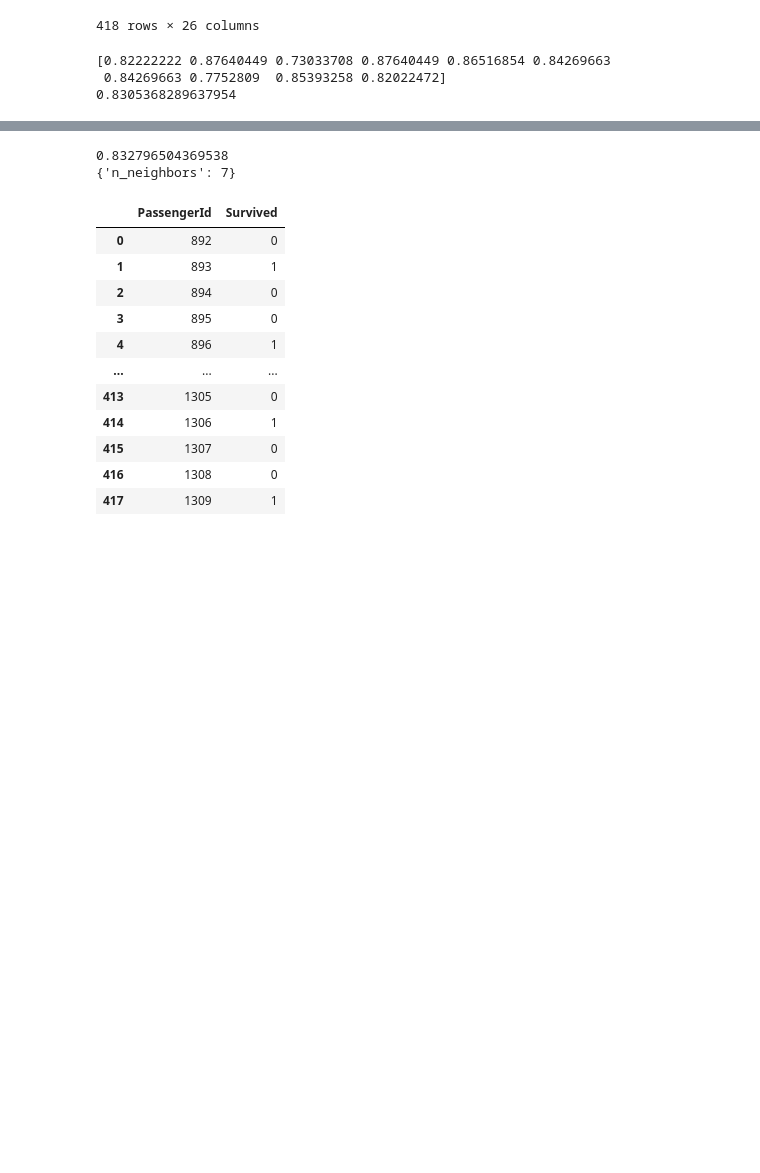
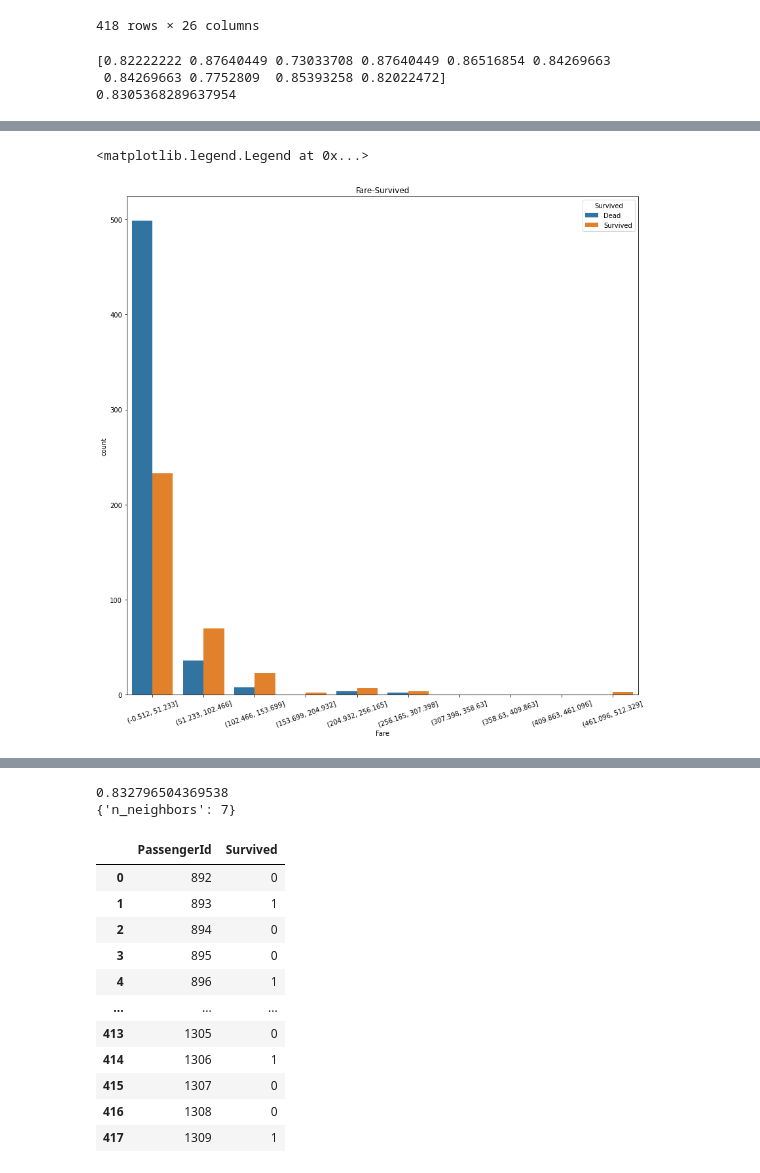
Before and after one commit to Elwing-Chou/tibaml1027, a Jupyter notebook: titanic.ipynb, the cells around one changed output, grey strips where cells are left out. Drawn from its saved outputs; the diff is of its cells as text; code cells hidden in the pictures; blank space fills up the shorter version.

```diff
--- a/titanic.ipynb
+++ b/titanic.ipynb
@@ -237,0 +271,10 @@ result
+# %%
+plt.figure(figsize=(14, 14))
+c = pd.cut(train["Fare"], 10)
+sns.countplot(c, hue=train["Survived"])
+plt.title("Fare-Survived")
+plt.xticks(rotation=20)
+plt.legend(["Dead", "Survived"], loc="upper right", title="Survived")
+# %% [output]
+<matplotlib.legend.Legend at 0x...>
+[figure, added]
```
Also changed, not shown: parts of 4 cells of this notebook.
